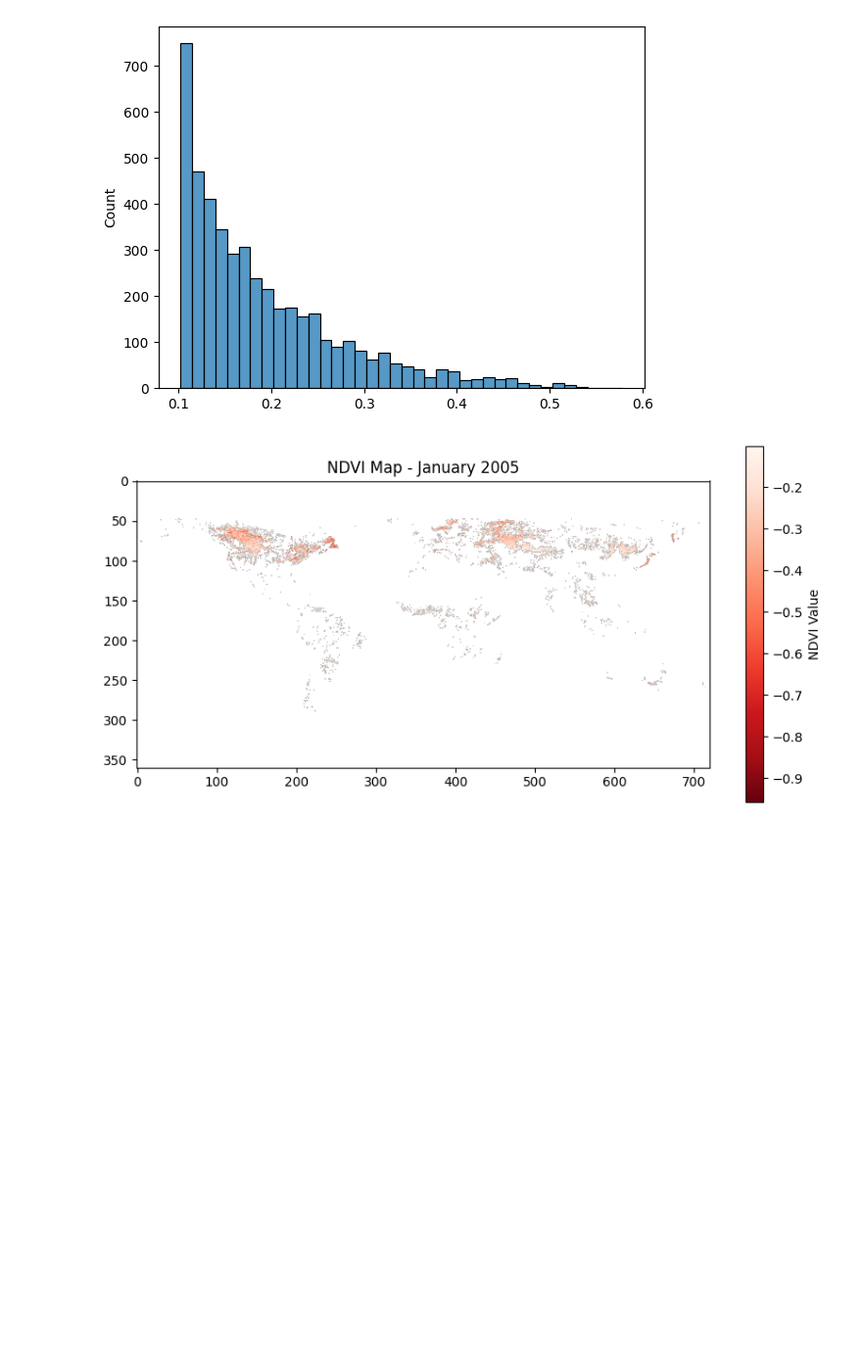
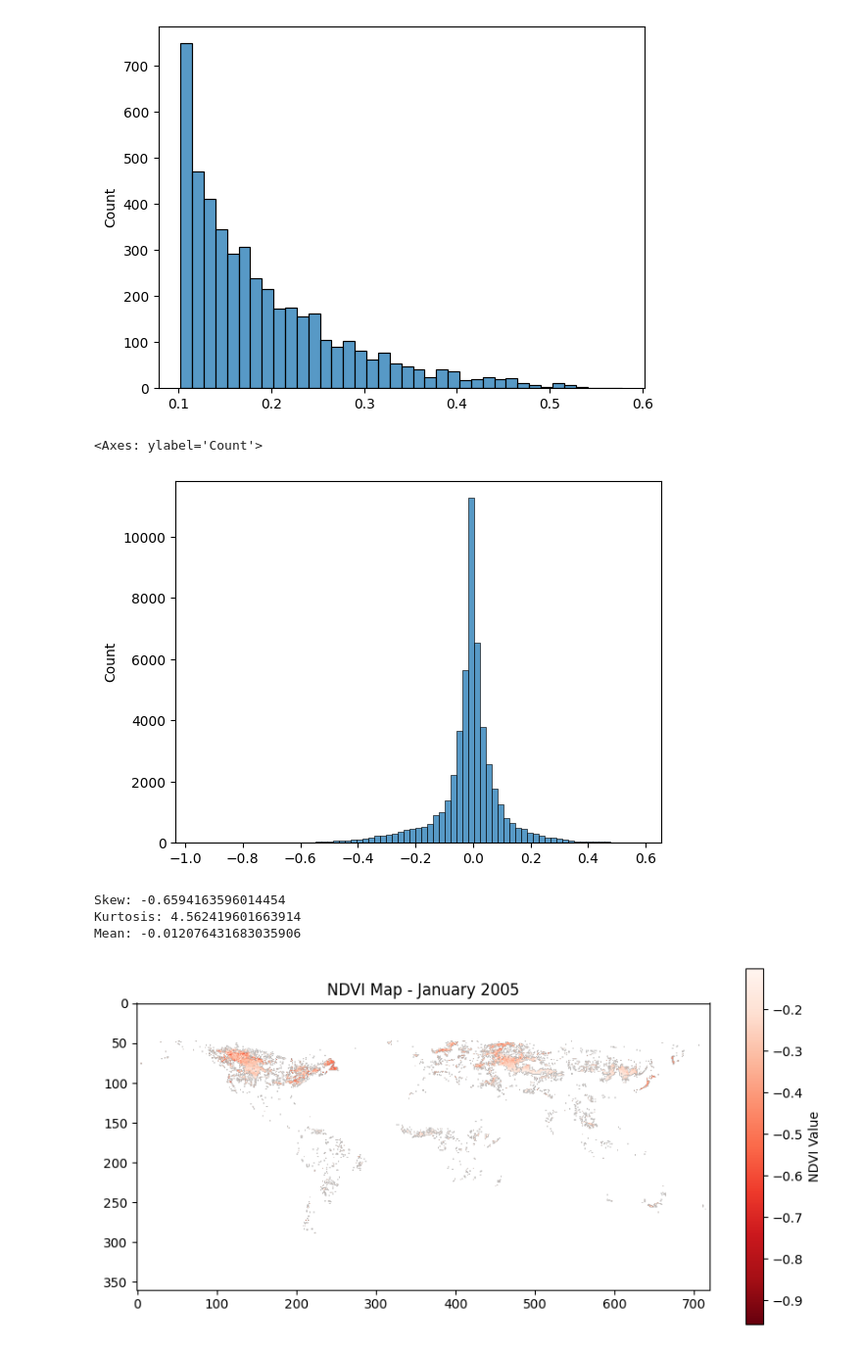
Before and after one commit to dhruv114523/sat-image-processing, a Jupyter notebook: main.ipynb, the cells around one changed output. Shown at 98% size. Drawn from its saved outputs; the diff is of its cells as text; code cells hidden in the pictures; blank space fills up the shorter version.

```diff
--- a/main.ipynb
+++ b/main.ipynb
@@ -172,6 +172,28 @@ sns.histplot(ndvi_diff_inc_clipped.flatten())
 0.10199996829032898
 <Axes: ylabel='Count'>
 [figure]
+# %%
+sns.histplot(ndvi_diff.flatten(), bins = 75)
+# %% [output]
+<Axes: ylabel='Count'>
+[figure, added]
+# %%
+from scipy.stats import skew, kurtosis
+
+ndvi_diff_flat = ndvi_diff.flatten()
+ndvi_diff_flat = ndvi_diff_flat[~np.isnan(ndvi_diff_flat)]
+
+ndvi_diff_skewness = skew(ndvi_diff_flat)
+ndvi_diff_kurt = kurtosis(ndvi_diff_flat)
+ndvi_diff_mean = ndvi_diff_flat.mean()
+
+print(f"Skew: {ndvi_diff_skewness}")
+print(f"Kurtosis: {ndvi_diff_kurt}")
+print(f"Mean: {ndvi_diff_mean}")
+# %% [output]
+Skew: -0.6594163596014454
+Kurtosis: 4.562419601663914
+Mean: -0.012076431683035906
 # %%
 from matplotlib.colors import Normalize
 from matplotlib.cm import ScalarMappable
```
Also changed, not shown: parts of 7 cells of this notebook, 1 other file.
